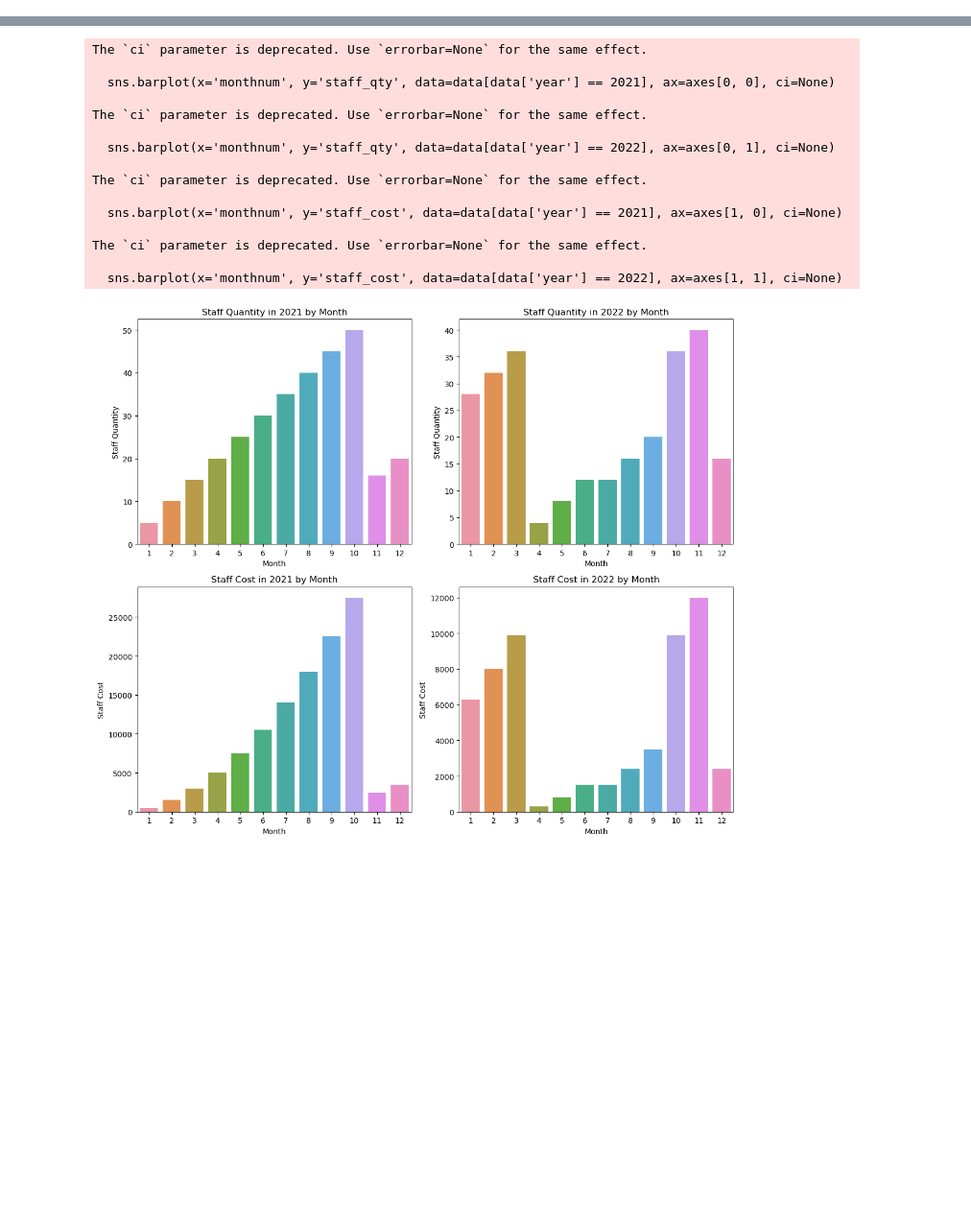
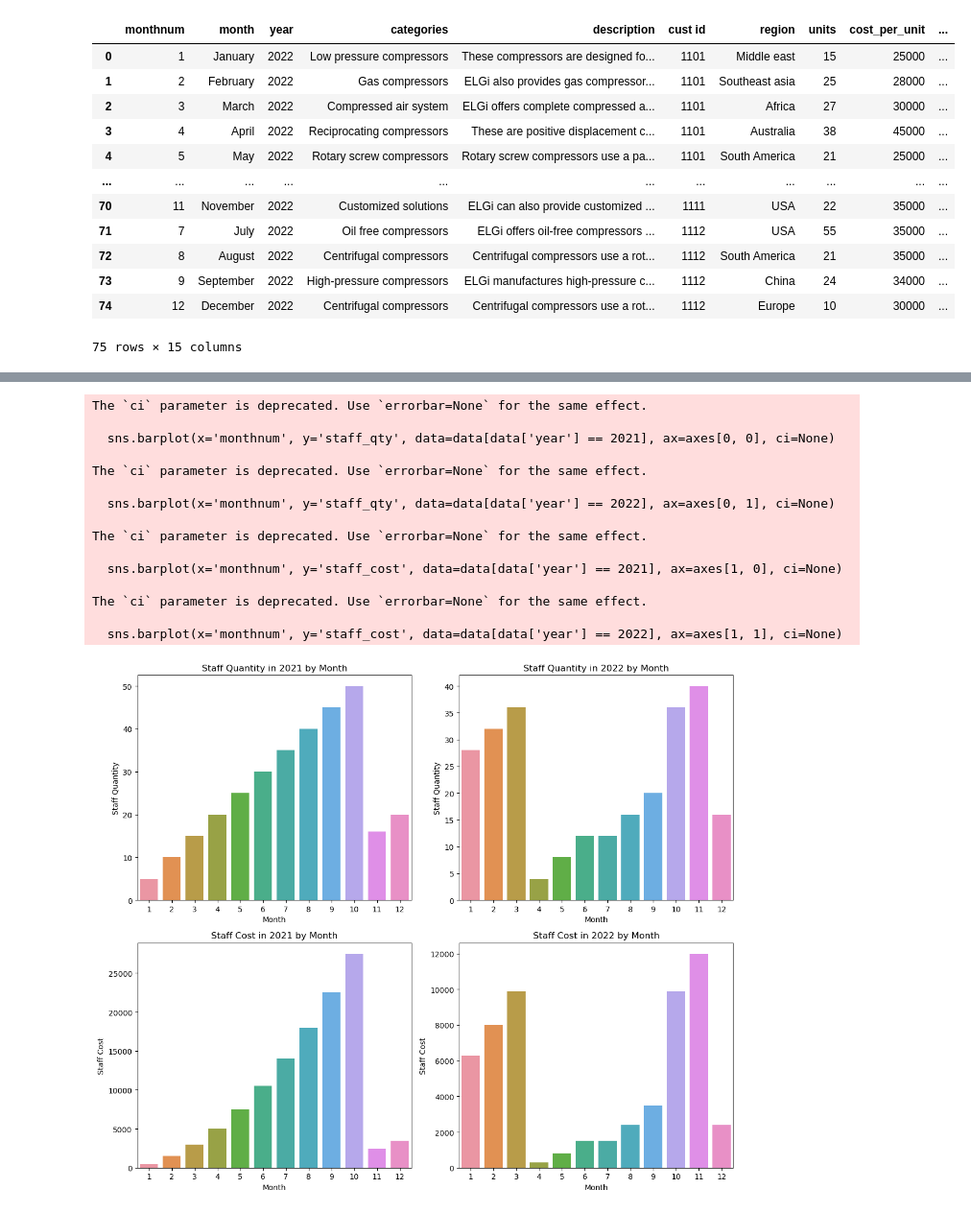
Before and after one commit to srikanthmurali/SalesAnalytics, a Jupyter notebook: Modelling.ipynb, the cells around one changed output, grey strips where cells are left out. Shown: that part at 96% size. Cells and saved outputs as stored; diff of their text form; code cells hidden in the pictures; blank space fills up the shorter version.

```diff
--- a/Modelling.ipynb
+++ b/Modelling.ipynb
@@ -109,0 +229,17 @@ weighted avg       0.84      0.63      0.59        75
+# %%
+data_2022 = pd.read_csv('concatenated_data.csv')
+data_2022
+# %% [output]
+|  | monthnum | month | year | categories | description | cust id | region | units | cost_per_unit | ... |
+| 0 | 1 | January | 2022 | Low pressure compressors | These compressors are designed fo... | 1101 | Middle east | 15 | 25000 | ... |
+| 1 | 2 | February | 2022 | Gas compressors | ELGi also provides gas compressor... | 1101 | Southeast asia | 25 | 28000 | ... |
+| 2 | 3 | March | 2022 | Compressed air system | ELGi offers complete compressed a... | 1101 | Africa | 27 | 30000 | ... |
+| 3 | 4 | April | 2022 | Reciprocating compressors | These are positive displacement c... | 1101 | Australia | 38 | 45000 | ... |
+| 4 | 5 | May | 2022 | Rotary screw compressors | Rotary screw compressors use a pa... | 1101 | South America | 21 | 25000 | ... |
+| ... | ... | ... | ... | ... | ... | ... | ... | ... | ... | ... |
+| 70 | 11 | November | 2022 | Customized solutions | ELGi can also provide customized ... | 1111 | USA | 22 | 35000 | ... |
+| 71 | 7 | July | 2022 | Oil free compressors | ELGi offers oil-free compressors ... | 1112 | USA | 55 | 35000 | ... |
+| 72 | 8 | August | 2022 | Centrifugal compressors | Centrifugal compressors use a rot... | 1112 | South America | 21 | 35000 | ... |
+| 73 | 9 | September | 2022 | High-pressure compressors | ELGi manufactures high-pressure c... | 1112 | China | 24 | 34000 | ... |
+| 74 | 12 | December | 2022 | Centrifugal compressors | Centrifugal compressors use a rot... | 1112 | Europe | 10 | 30000 | ... |
+75 rows × 15 columns
```
Also changed, not shown: parts of 8 cells of this notebook, 10 other files.
